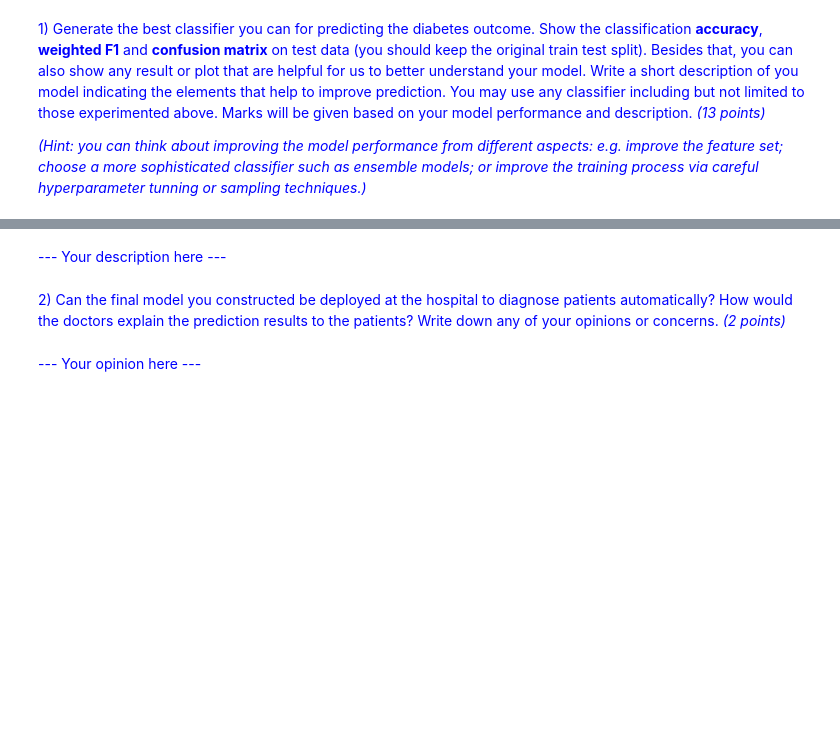
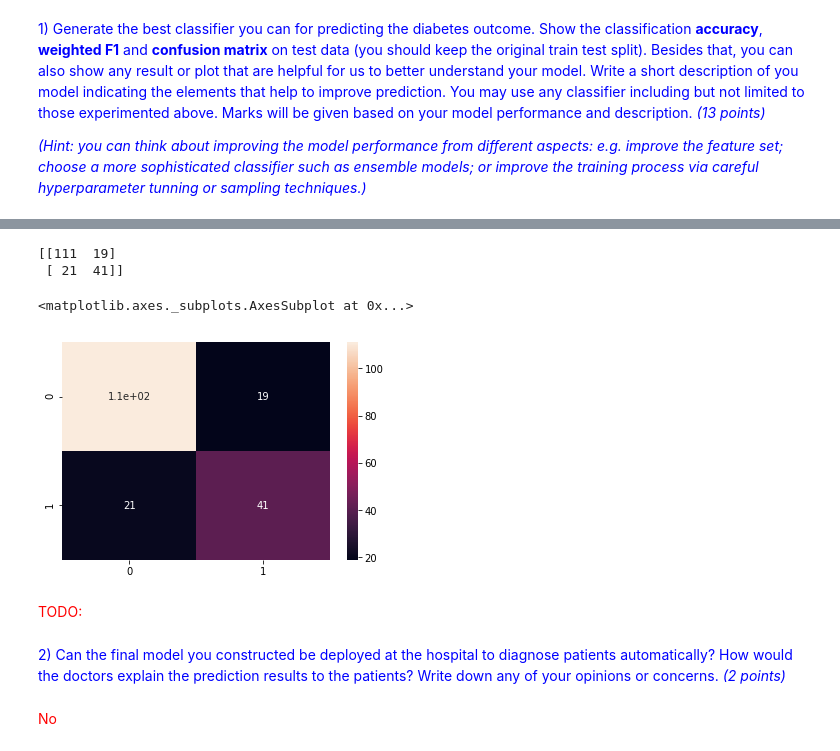
Before and after one commit to Luis-VD/CS5228-Assignment-1, a Jupyter notebook: AssignmentOne.ipynb, the cells around one changed output, grey strips where cells are left out. Drawn from its saved outputs; the diff is of its cells as text; code cells hidden in the pictures; blank space fills up the shorter version.

```diff
--- a/AssignmentOne.ipynb
+++ b/AssignmentOne.ipynb
@@ -443,0 +484,15 @@ Age        0.619402
+# %%
+# best_pima split
+x = best_pima.drop(columns='Outcome')
+y = best_pima['Outcome']
+x_train, x_test, y_train, y_test = train_test_split(x, y, test_size = 0.25, random_state=0)
+print(x1.shape, y1.shape)
+
+
+clf = GradientBoostingClassifier(learning_rate=0.1)
+clf.fit(x_train, y_train)
+train_score = clf.score(x_train, y_train)
+test_score = clf.score(x_test, y_test)
+test_f1 = f1_score(y_test, clf.predict(x_test))
+print('Train Score:{} Test Score:{}'.format(train_score, test_score))
+print('Test F1:{}'.format(test_f1))
@@ -443,0 +503,18 @@ Age        0.619402
+# %%
+parameters = {'learning_rate':(0.5, 0.1, 0.01, 0.001),
+              'n_estimators':(100, 500, 1000),
+              'criterion': ['friedman_mse', 'mse', 'mae'],
+              'loss':('deviance','exponential')}
+gbc = GradientBoostingClassifier()
+GridSearch = GridSearchCV(gbc, parameters, cv=5, n_jobs=-2)
+
+GridSearch.fit(x_train, y_train)
+best_gbc = GridSearch.best_estimator_
+
+best_gbc.fit(x_train, y_train)
+best_accuracy = best_gbc.score(x_test, y_test)
+best_f1 = f1_score(y_test, best_gbc.predict(x_test))
+
+print(GridSearch.best_estimator_)
+print(best_accuracy)
+print(best_f1)
@@ -444,6 +534,15 @@ Age        0.619402
+# %%
+conf_matrix = confusion_matrix(y_test, best_gbc.predict(x_test))
+print(conf_matrix)
+sb.heatmap(conf_matrix, annot=True)
+# %% [output]
+[[111  19]
+ [ 21  41]]
+<matplotlib.axes._subplots.AxesSubplot at 0x...>
+[figure, added]
 # %% [markdown]
-<span style="color:blue">--- Your description here ---</span>
+<span style="color:red">TODO:</span>
 # %% [markdown]
 <span style="color:blue">2) Can the final model you constructed be deployed at the hospital to diagnose patients automatically?  How would the doctors explain the prediction results to the patients?  Write down any of your opinions or concerns. *(2 points)*</span>
 # %% [markdown]
-<span style="color:blue">--- Your opinion here ---</span>
+<span style="color:red">No</span>
```
Also changed, not shown: parts of 12 cells of this notebook, 1 other file.
